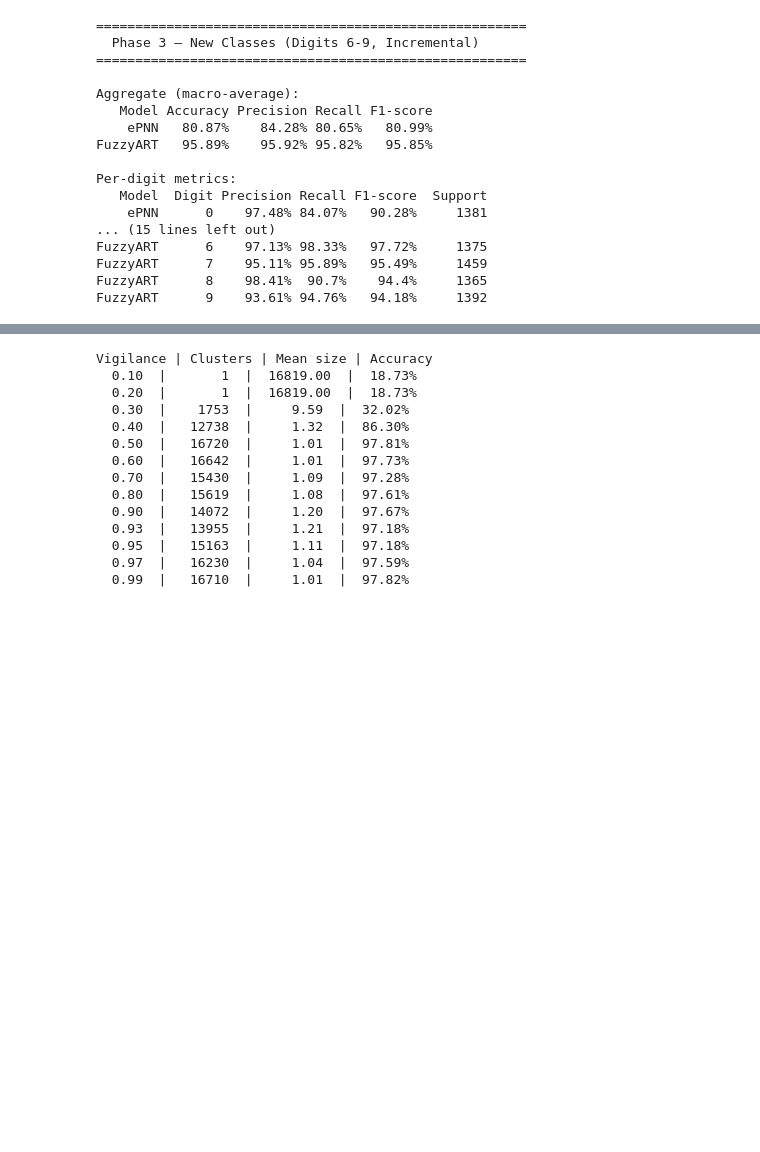
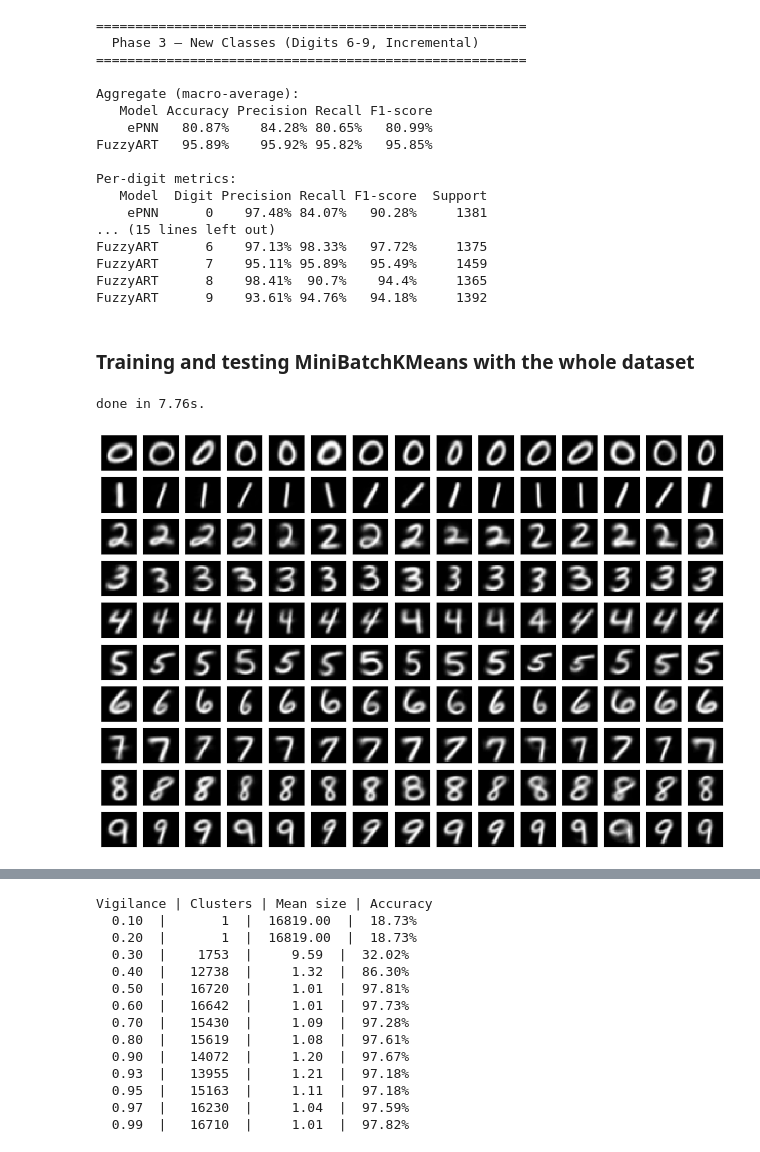
Before and after one commit to lsalatiel/art-epnn_neural-network-study, a Jupyter notebook: mnist_art.ipynb, the cells around one changed output, grey strips where cells are left out. Saved outputs shown, nothing was run; the diff lists cells and outputs as text; code cells hidden in the pictures; blank space fills up the shorter version.

Commit message:
add mini-batch k-means algorithm to the analysis and test epnn training with the whole dataset at once

```diff
--- a/mnist_art.ipynb
+++ b/mnist_art.ipynb
@@ -47,6 +49,13 @@ X_train_69, X_test_69, y_train_69, y_test_69 = train_test_split(
     X_69, y_69, test_size=0.2, random_state=42, stratify=y_69
 )
 
+# Whole dataset
+X_cp = mnist_X
+y_cp = mnist_y
+X_train, X_test, y_train, y_test = train_test_split(
+    X_cp, y_cp, test_size=0.2, random_state=42, stratify=y_cp
+)
+
 print(f"Digits 0-5 — train: {len(X_train_05)}, test: {len(X_test_05)}")
 print(f"  Half 1: {len(X_train_half1)} | Half 2: {len(X_train_half2)}")
 print(f"Digits 6-9 — train: {len(X_train_69)}, test: {len(X_test_69)}")
@@ -1055,3 +1090,39 @@ FuzzyART      6    97.13% 98.33%   97.72%     1375
 FuzzyART      7    95.11% 95.89%   95.49%     1459
 FuzzyART      8    98.41%  90.7%    94.4%     1365
 FuzzyART      9    93.61% 94.76%   94.18%     1392
+# %% [markdown]
+### Training and testing MiniBatchKMeans with the whole dataset
+# %%
+import time
+import numpy as np
+from sklearn.cluster import MiniBatchKMeans
+
+data = {}
+
+t0 = time.time()
+
+for i in range(10):
+    data[i] = {
+        "images": np.array([img for img, lbl in zip(X_train, y_train) if lbl == i]),
+        "clusters": MiniBatchKMeans(n_clusters=15, n_init=5),
+    }
+    data[i]['clusters'].fit(data[i]['images'])
+
+dt = time.time() - t0
+print("done in %.2fs." % dt)
+# %% [output]
+done in 7.76s.
+# %%
+plt.close('all')
+plt.figure(figsize=(15, 10))
+for lbl in range(10):
+    cluters = data[lbl]['clusters']
+    for c_idx in range(len(cluters.cluster_centers_)):
+        plt.subplot(10, 15, lbl * 15 + c_idx + 1)
+        plt.imshow(cluters.cluster_centers_[c_idx].reshape((28, 28)), cmap='gray', interpolation="nearest")
+        plt.xticks(())
+        plt.yticks(())
+
+plt.show()
+# %% [output]
+[figure, added]
```
Also changed, not shown: parts of 21 cells of this notebook.
